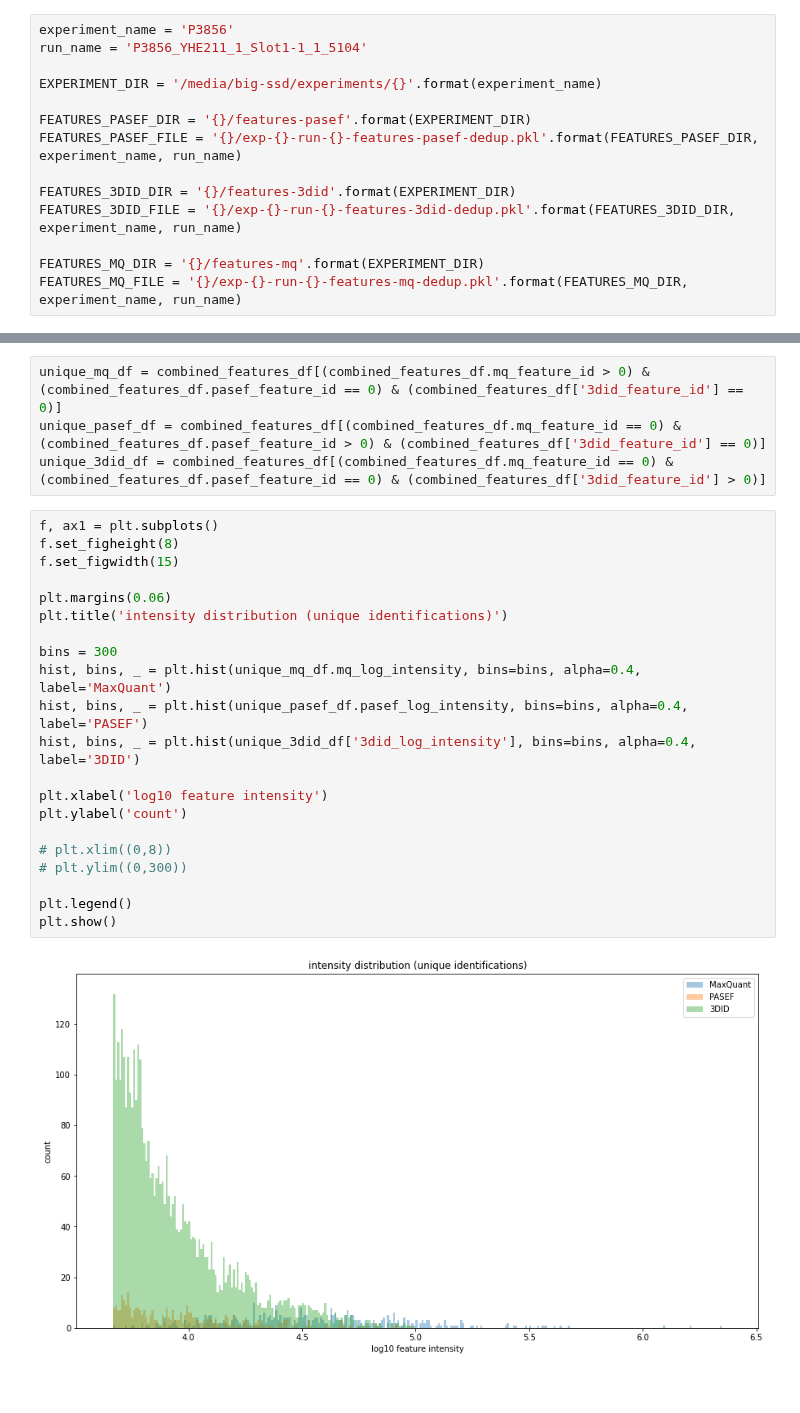
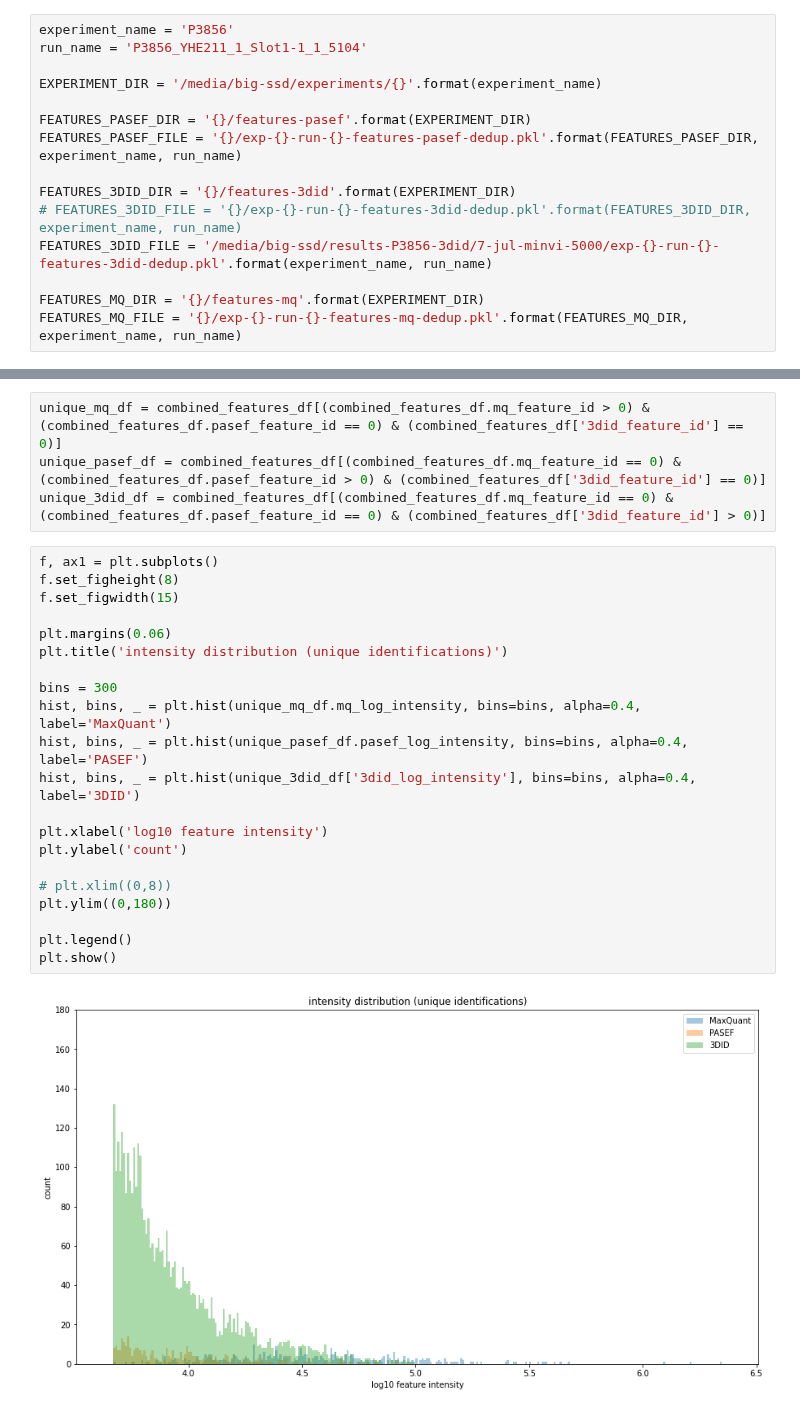
Before and after one commit to WEHI-Proteomics/tfde, a Jupyter notebook: notebooks/paper 4 - feature venn diagrams for MQ, PASEF, 3DID.ipynb, the cells around one changed output, grey strips where cells are left out. Cells and saved outputs as stored; diff of their text form.

```diff
--- a/notebooks/paper 4 - feature venn diagrams for MQ, PASEF, 3DID.ipynb
+++ b/notebooks/paper 4 - feature venn diagrams for MQ, PASEF, 3DID.ipynb
@@ -20,7 +20,8 @@ FEATURES_PASEF_DIR = '{}/features-pasef'.format(EXPERIMENT_DIR)
 FEATURES_PASEF_FILE = '{}/exp-{}-run-{}-features-pasef-dedup.pkl'.format(FEATURES_PASEF_DIR, experiment_name, run_name)
 
 FEATURES_3DID_DIR = '{}/features-3did'.format(EXPERIMENT_DIR)
-FEATURES_3DID_FILE = '{}/exp-{}-run-{}-features-3did-dedup.pkl'.format(FEATURES_3DID_DIR, experiment_name, run_name)
+# FEATURES_3DID_FILE = '{}/exp-{}-run-{}-features-3did-dedup.pkl'.format(FEATURES_3DID_DIR, experiment_name, run_name)
+FEATURES_3DID_FILE = '/media/big-ssd/results-P3856-3did/7-jul-minvi-5000/exp-{}-run-{}-features-3did-dedup.pkl'.format(experiment_name, run_name)
 
 FEATURES_MQ_DIR = '{}/features-mq'.format(EXPERIMENT_DIR)
 FEATURES_MQ_FILE = '{}/exp-{}-run-{}-features-mq-dedup.pkl'.format(FEATURES_MQ_DIR, experiment_name, run_name)
@@ -403,23 +406,23 @@ unique_3did_df = combined_features_df[(combined_features_df.mq_feature_id == 0)
 # %%
 f, ax1 = plt.subplots()
 f.set_figheight(8)
 f.set_figwidth(15)
 
 plt.margins(0.06)
 plt.title('intensity distribution (unique identifications)')
 
 bins = 300
 hist, bins, _ = plt.hist(unique_mq_df.mq_log_intensity, bins=bins, alpha=0.4, label='MaxQuant')
 hist, bins, _ = plt.hist(unique_pasef_df.pasef_log_intensity, bins=bins, alpha=0.4, label='PASEF')
 hist, bins, _ = plt.hist(unique_3did_df['3did_log_intensity'], bins=bins, alpha=0.4, label='3DID')
 
 plt.xlabel('log10 feature intensity')
 plt.ylabel('count')
 
 # plt.xlim((0,8))
-# plt.ylim((0,300))
+plt.ylim((0,180))
 
 plt.legend()
 plt.show()
 # %% [output]
-[figure, old version]
+[figure, new version]
```
Also changed, not shown: parts of 5 cells of this notebook, 1 other file.
